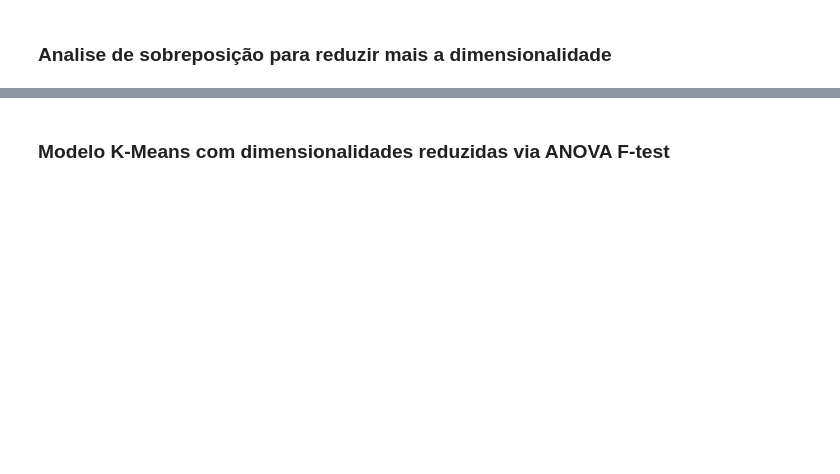
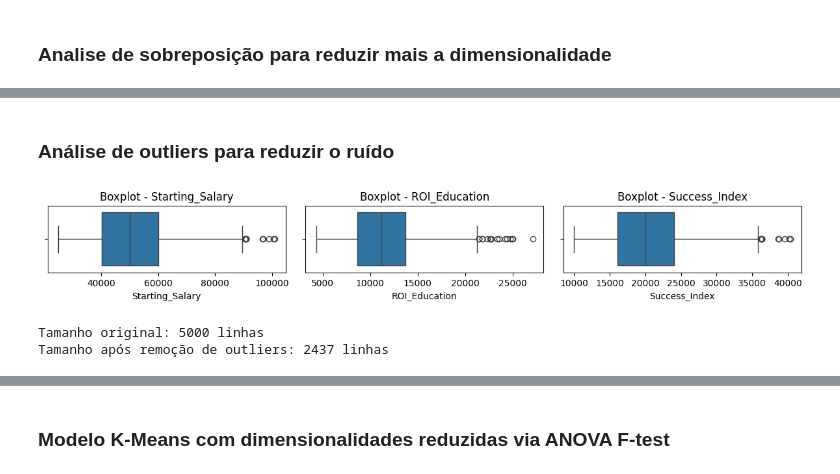
Before and after one commit to avzcesar/atividadefinal, a Jupyter notebook: Hands_on_final.ipynb, the cells around one changed output, grey strips where cells are left out. Cells and saved outputs as stored; diff of their text form; code cells hidden in the pictures; blank space fills up the shorter version.

```diff
--- a/Hands_on_final.ipynb
+++ b/Hands_on_final.ipynb
@@ -397,10 +398,10 @@ print(f"Melhor pontuação de silhueta: {max(silhouettes)}")
 
 
 # Adicionar os clusters ao dataframe
-df_copy['Cluster_KMeans_DBA'] = labels_tuned
+df_copy['Cluster_KMeans_PCA'] = labels_tuned
 
 # Contar o número de elementos em cada cluster
-cluster_counts = df_copy['Cluster_KMeans_DBA'].value_counts().sort_index()
+cluster_counts = df_copy['Cluster_KMeans_PCA'].value_counts().sort_index()
 
 # Exibir os resultados
 print("Distribuição dos Clusters:")
@@ -478,7 +479,7 @@ plt.legend()
 plt.show()
 
 # Adicionar os clusters ao dataframe
-df_copy['Cluster_DBSCAN_DBA'] = labels_dbscan
+df_copy['Cluster_DBSCAN_ANOVA'] = labels_dbscan
 
 # Exibir a contagem dos clusters
 cluster_counts_dbscan = pd.Series(labels_dbscan).value_counts()
@@ -572,6 +575,6 @@ Escolhido o Modelo K-Means com dimensionalidades reduzidas via ANOVA F-test por
 # %%
 # Remover a aplicação da clusterização dos métodos descartados
-df_copy.drop(columns=['Cluster_DBSCAN_DBA', 'Cluster_KMeans_DBA'], inplace=True, errors='ignore')
+df_copy.drop(columns=['Cluster_DBSCAN_ANOVA', 'Cluster_KMeans_PCA'], inplace=True, errors='ignore')
 # %% [markdown]
 ### Analise de sobreposição para reduzir mais a dimensionalidade
 # %%
@@ -608,0 +631,50 @@ df_copy.drop(columns=['Projects_Completed', 'Years_to_Promotion', 'Balance_Index
+# %% [markdown]
+### Análise de outliers para reduzir o ruído
+# %%
+# Boxplots para identificar outliers
+numerical_cols = ['Starting_Salary',
+                  'ROI_Education',
+                  'Success_Index',
+                  ]
+
+plt.figure(figsize=(12, 8))
+for i, col in enumerate(numerical_cols, 1):
+    plt.subplot(5, 3, i)
+    sns.boxplot(x=df_final[col])
+    plt.title(f'Boxplot - {col}')
+plt.tight_layout()
+plt.show()
+# %% [output]
+[figure, added]
+# %%
+def remove_outliers_iqr(df, columns, threshold=1.5):
+    df_clean = df_final.copy()
+
+    for col in columns:
+        Q1 = df_clean[col].quantile(0.25)
+        Q3 = df_clean[col].quantile(0.75)
+        IQR = Q3 - Q1
+        lower_bound = Q1 - threshold * IQR
+        upper_bound = Q3 + threshold * IQR
+
+        # Filtrar os dados para remover outliers
+        df_clean = df_clean[(df_clean[col] >= lower_bound) & (df_clean[col] <= upper_bound)]
+
+    return df_clean
+
+# Definir as colunas onde queremos remover outliers
+numeric_columns = ['Starting_Salary',
+                  'ROI_Education',
+                  'Success_Index',
+                  ]
+
+
+# Aplicar a função para remover outliers
+df_cleaned = remove_outliers_iqr(df, numeric_columns)
+
+# Exibir tamanho antes e depois
+print(f"Tamanho original: {df.shape[0]} linhas")
+print(f"Tamanho após remoção de outliers: {df_cleaned.shape[0]} linhas")
+# %% [output]
+Tamanho original: 5000 linhas
+Tamanho após remoção de outliers: 2437 linhas
```
Also changed, not shown: parts of 23 cells of this notebook.
